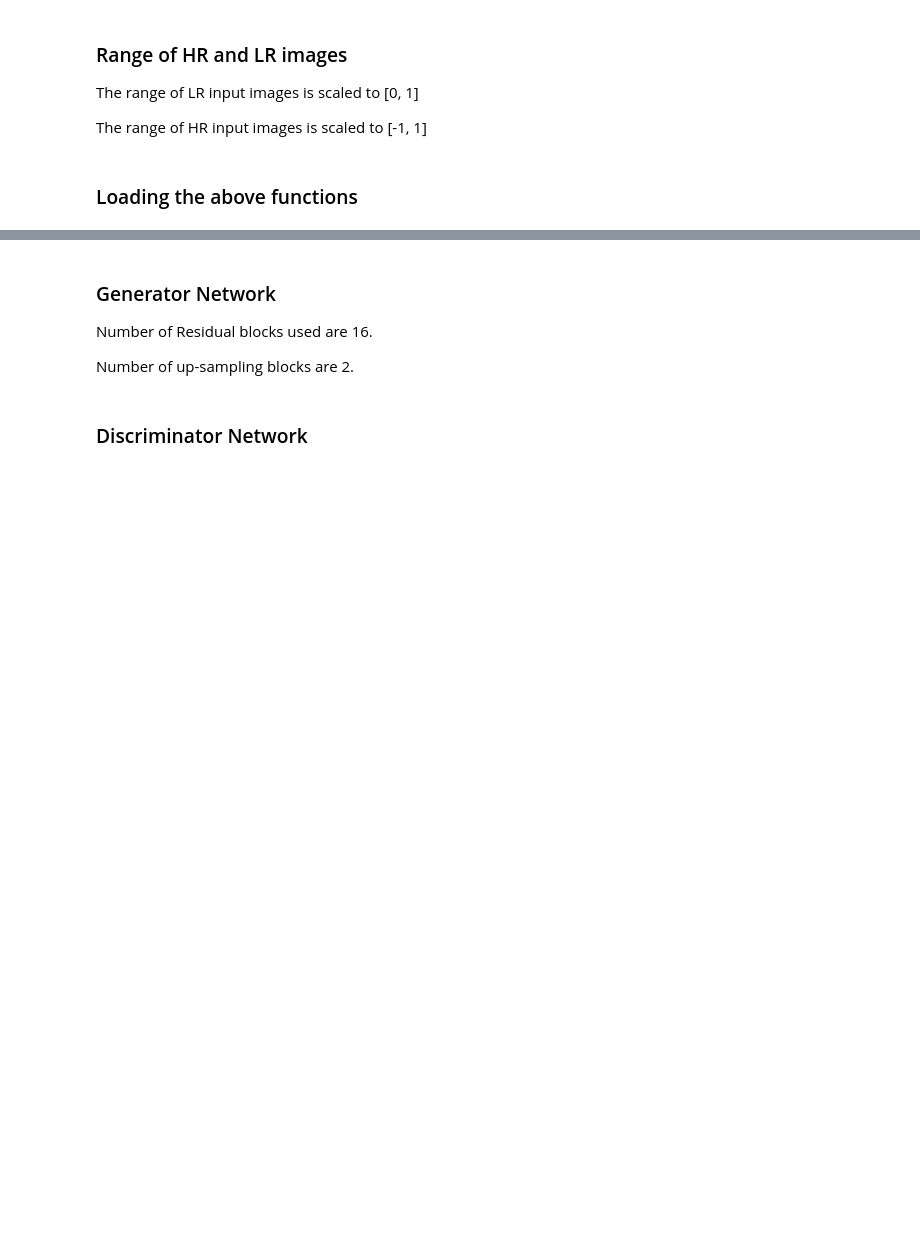
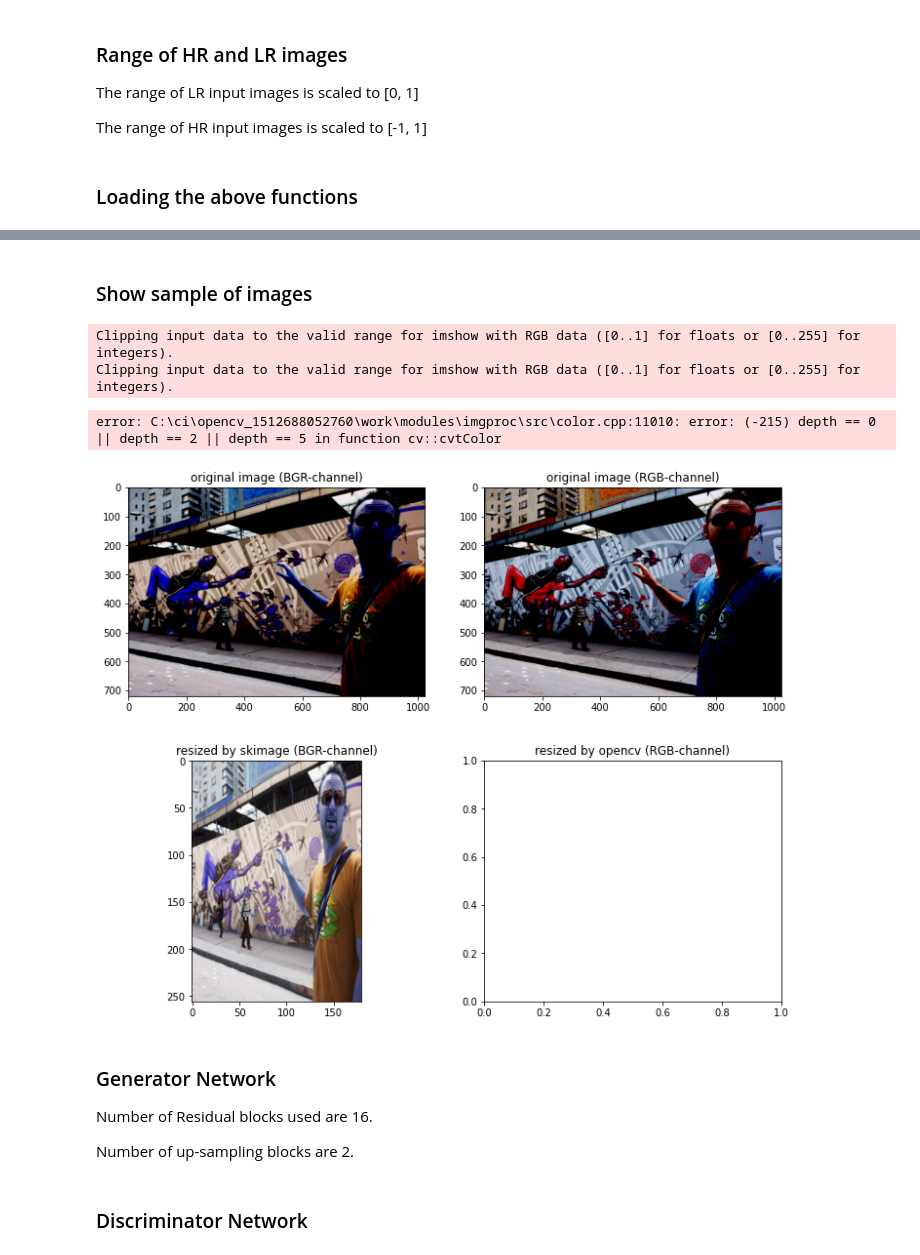
Before and after one commit to anitabaral/Single-Image-Super-Resolution, a Jupyter notebook: Single Image Super Resolution.ipynb, the cells around one changed output, grey strips where cells are left out. Cells and saved outputs as stored; diff of their text form; code cells hidden in the pictures; blank space fills up the shorter version.

```diff
--- a/Single Image Super Resolution.ipynb
+++ b/Single Image Super Resolution.ipynb
@@ -117,3 +166,29 @@ print(x_test_lr[1].shape)
+# %% [markdown]
+### Show sample of images
+# %%
+plt.figure(figsize=(12, 10))
+plt.subplot(2,2,1)
+plt.title('original image (BGR-channel)')
+plt.grid(False)
+plt.imshow(x_train_hr[4])
+plt.subplot(2,2,2)
+plt.title('original image (RGB-channel)')
+plt.grid(False)
+plt.imshow(cvtRGB(x_train_hr[4]))
+plt.subplot(2,2,3)
+plt.title('resized by skimage (BGR-channel)')
+plt.grid(False)
+plt.imshow((x_train_lr[4]))
+plt.subplot(2,2,4)
+plt.title('resized by opencv (RGB-channel)')
+plt.grid(False)
+plt.imshow(cvtRGB(x_train_lr[4]))
+plt.show()
+# %% [output]
+Clipping input data to the valid range for imshow with RGB data ([0..1] for floats or [0..255] for integers).
+Clipping input data to the valid range for imshow with RGB data ([0..1] for floats or [0..255] for integers).
+error: C:\ci\opencv_1512688052760\work\modules\imgproc\src\color.cpp:11010: error: (-215) depth == 0 || depth == 2 || depth == 5 in function cv::cvtColor
+[figure, added]
 # %% [markdown]
 ### Generator Network
 Number of Residual blocks used are 16.
```
Also changed, not shown: parts of 10 cells of this notebook.
